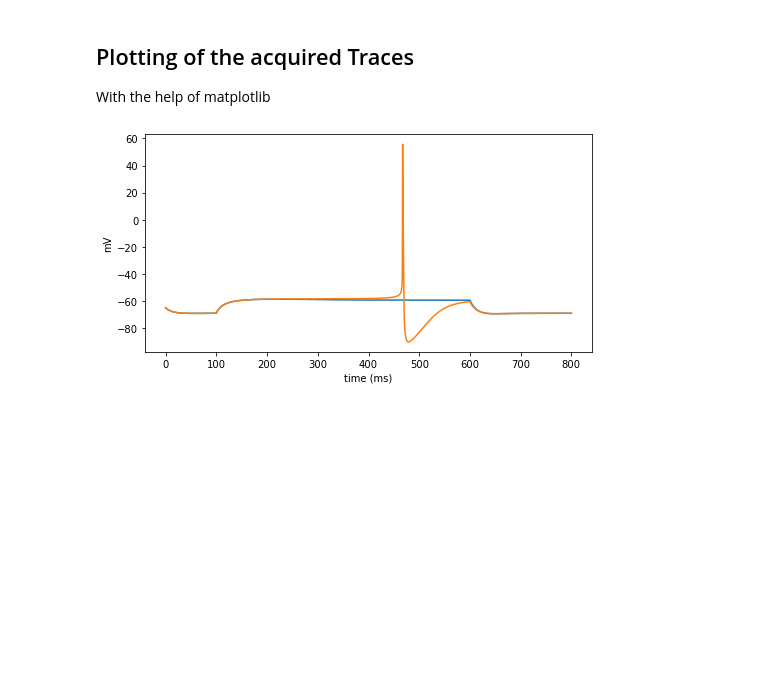
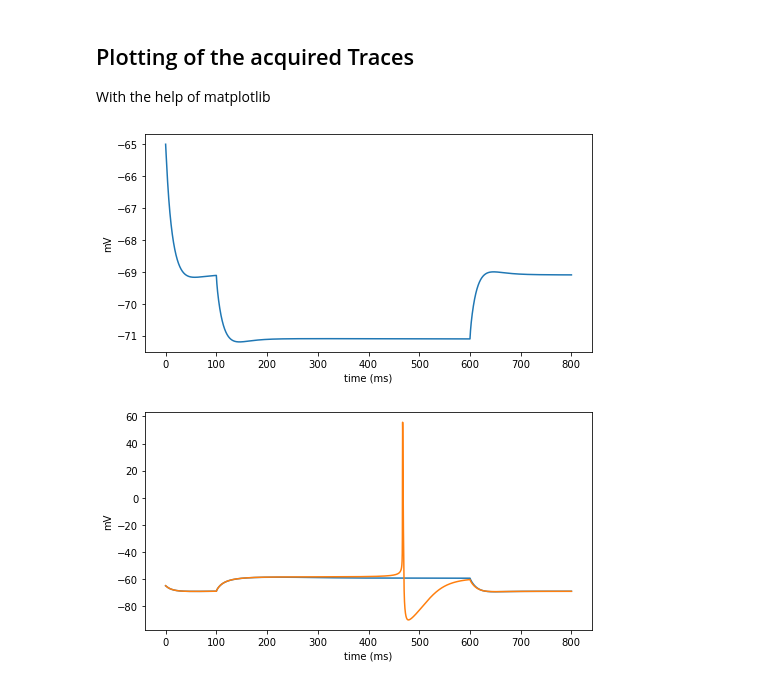
Before and after one commit to jhnnsrs/layer5-pyramidal-model, a Jupyter notebook: notebooks/Rheobase.ipynb, the cells around one changed output. Saved outputs shown, nothing was run; the diff lists cells and outputs as text; code cells hidden in the pictures; blank space fills up the shorter version.

```diff
--- a/notebooks/Rheobase.ipynb
+++ b/notebooks/Rheobase.ipynb
@@ -84,6 +37,14 @@ overplot= stimulate(layer_v_with_ais_test.SPI6, over)
 ## Plotting of the acquired Traces
 
 With the help of matplotlib
+# %%
+from helpers.stimulation import *
+from helpers import generic
+
+nana = stimulate(layer_v_with_ais_test.SPI6, {"dur":500, "delay":100, "amp": -0.025})
+generic.plotTrace(nana)
+# %% [output]
+[figure, added]
 # %%
 # One Trace
 from helpers import generic
```
Also changed, not shown: parts of 9 cells of this notebook, 5 other files.
